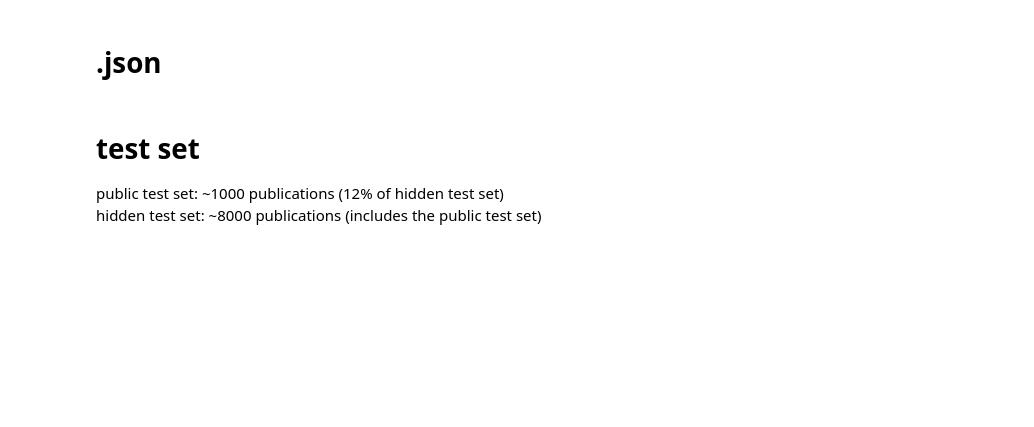
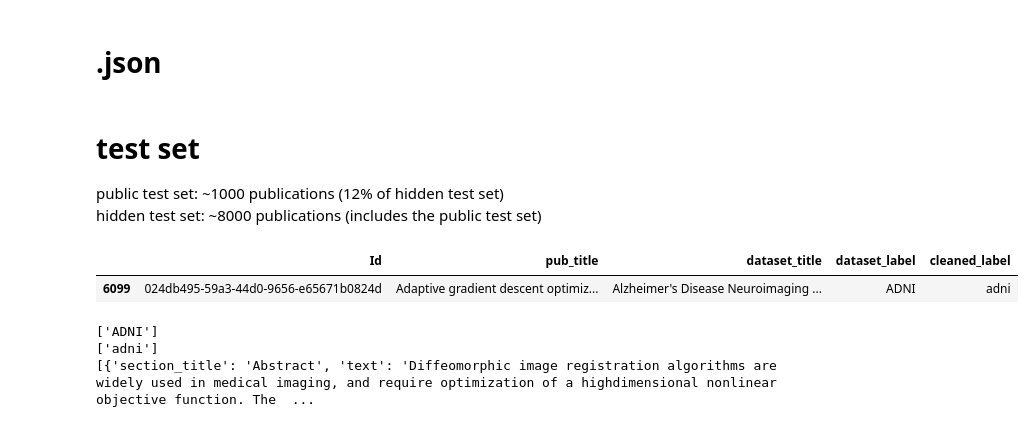
Before and after one commit to pierre-si/coleridge, a Jupyter notebook: local/eda.ipynb, the cells around one changed output. Saved outputs shown, nothing was run; the diff lists cells and outputs as text; code cells hidden in the pictures; blank space fills up the shorter version.

```diff
--- a/local/eda.ipynb
+++ b/local/eda.ipynb
@@ -248,3 +467,19 @@ Indeed, for "A structural equation model for imaging genetics using spatial tran
 # test set
 public test set: ~1000 publications (12% of hidden test set)
 hidden test set: ~8000 publications (includes the public test set)
+# %%
+df[df['Id'] == '024db495-59a3-44d0-9656-e65671b0824d']
+# %% [output]
+|  | Id | pub_title | dataset_title | dataset_label | cleaned_label |
+| 6099 | 024db495-59a3-44d0-9656-e65671b0824d | Adaptive gradient descent optimiz... | Alzheimer's Disease Neuroimaging ... | ADNI | adni |
+# %%
+id = '024db495-59a3-44d0-9656-e65671b0824d'
+with open(data_path+'train/'+id+'.json') as f:
+  f = json.load(f)
+print(df[df['Id'] == id]['dataset_label'].values)
+print(df[df['Id'] == id]['cleaned_label'].values)
+print(f)
+# %% [output]
+['ADNI']
+['adni']
+[{'section_title': 'Abstract', 'text': 'Diffeomorphic image registration algorithms are widely used in medical imaging, and require optimization of a highdimensional nonlinear objective function. The  ...
```
Also changed, not shown: parts of 31 cells of this notebook.
